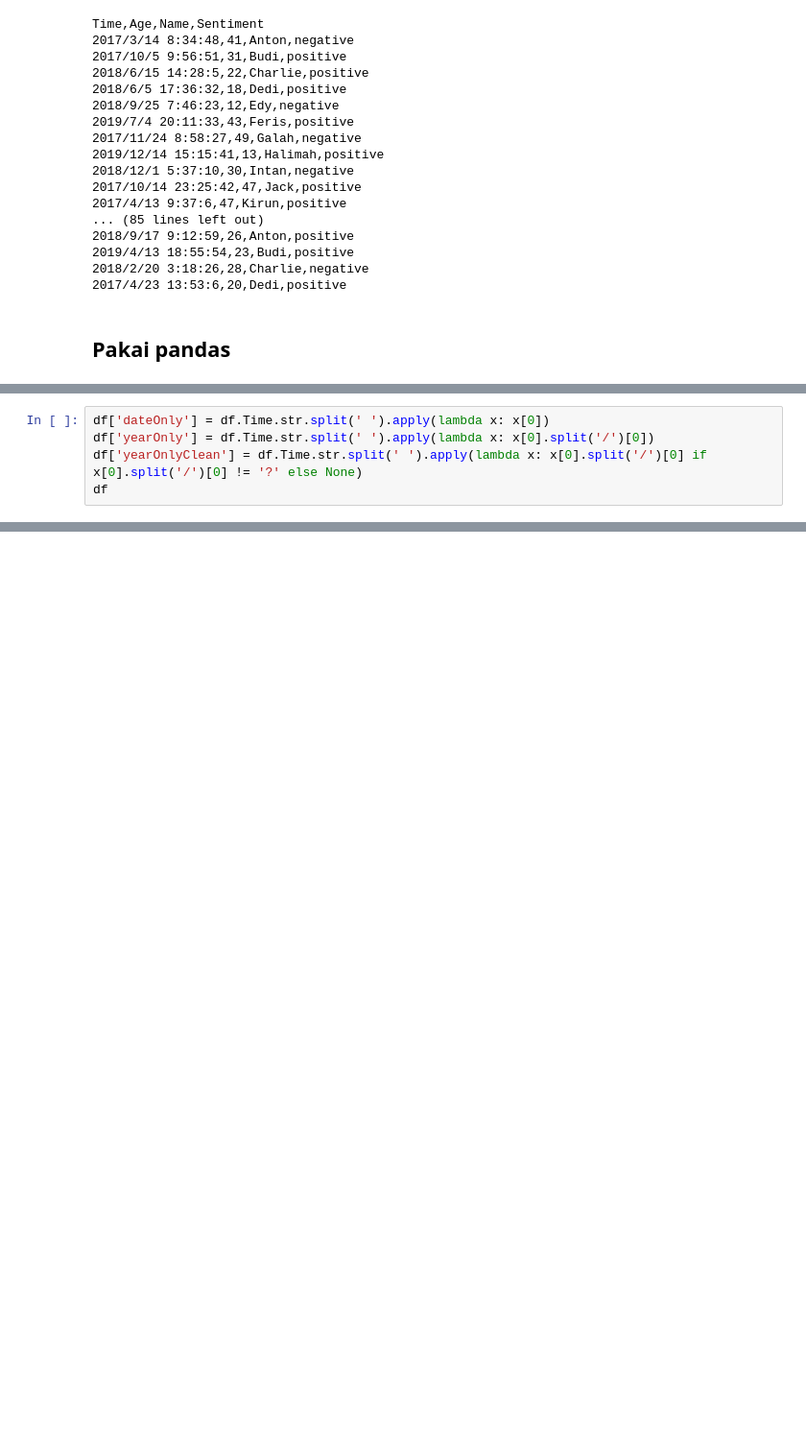
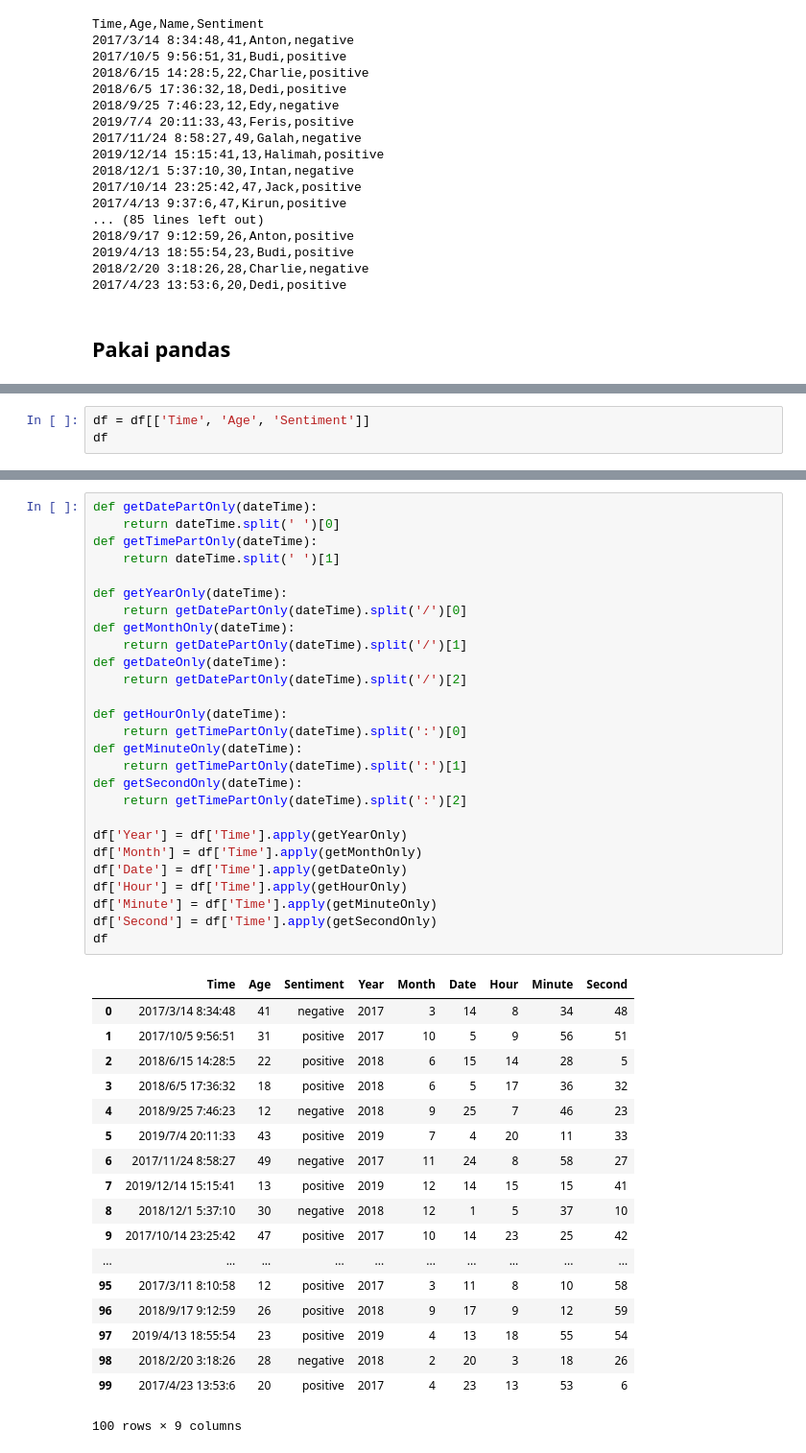
Before and after one commit to goFrendiAsgard/kuliah-2.0, a Jupyter notebook: slides/baca-data-dari-csv.ipynb, the cells around one changed output, grey strips where cells are left out. Shown: that part at 96% size. Cells and saved outputs as stored; diff of their text form; blank space fills up the shorter version.

```diff
--- a/slides/baca-data-dari-csv.ipynb
+++ b/slides/baca-data-dari-csv.ipynb
@@ -88,5 +47,0 @@ Name: Time, Length: 100, dtype: object
-# %%
-df['dateOnly'] = df.Time.str.split(' ').apply(lambda x: x[0])
-df['yearOnly'] = df.Time.str.split(' ').apply(lambda x: x[0].split('/')[0])
-df['yearOnlyClean'] = df.Time.str.split(' ').apply(lambda x: x[0].split('/')[0] if x[0].split('/')[0] != '?' else None)
-df
@@ -111,0 +60,3 @@ df
+# %%
+df = df[['Time', 'Age', 'Sentiment']]
+df
@@ -111,0 +82,46 @@ df
+# %%
+def getDatePartOnly(dateTime):
+    return dateTime.split(' ')[0]
+def getTimePartOnly(dateTime):
+    return dateTime.split(' ')[1]
+
+def getYearOnly(dateTime):
+    return getDatePartOnly(dateTime).split('/')[0]
+def getMonthOnly(dateTime):
+    return getDatePartOnly(dateTime).split('/')[1]
+def getDateOnly(dateTime):
+    return getDatePartOnly(dateTime).split('/')[2]
+
+def getHourOnly(dateTime):
+    return getTimePartOnly(dateTime).split(':')[0]
+def getMinuteOnly(dateTime):
+    return getTimePartOnly(dateTime).split(':')[1]
+def getSecondOnly(dateTime):
+    return getTimePartOnly(dateTime).split(':')[2]
+
+df['Year'] = df['Time'].apply(getYearOnly)
+df['Month'] = df['Time'].apply(getMonthOnly)
+df['Date'] = df['Time'].apply(getDateOnly)
+df['Hour'] = df['Time'].apply(getHourOnly)
+df['Minute'] = df['Time'].apply(getMinuteOnly)
+df['Second'] = df['Time'].apply(getSecondOnly)
+df
+# %% [output]
+|  | Time | Age | Sentiment | Year | Month | Date | Hour | Minute | Second |
+| 0 | 2017/3/14 8:34:48 | 41 | negative | 2017 | 3 | 14 | 8 | 34 | 48 |
+| 1 | 2017/10/5 9:56:51 | 31 | positive | 2017 | 10 | 5 | 9 | 56 | 51 |
+| 2 | 2018/6/15 14:28:5 | 22 | positive | 2018 | 6 | 15 | 14 | 28 | 5 |
+| 3 | 2018/6/5 17:36:32 | 18 | positive | 2018 | 6 | 5 | 17 | 36 | 32 |
+| 4 | 2018/9/25 7:46:23 | 12 | negative | 2018 | 9 | 25 | 7 | 46 | 23 |
+| 5 | 2019/7/4 20:11:33 | 43 | positive | 2019 | 7 | 4 | 20 | 11 | 33 |
+| 6 | 2017/11/24 8:58:27 | 49 | negative | 2017 | 11 | 24 | 8 | 58 | 27 |
+| 7 | 2019/12/14 15:15:41 | 13 | positive | 2019 | 12 | 14 | 15 | 15 | 41 |
+| 8 | 2018/12/1 5:37:10 | 30 | negative | 2018 | 12 | 1 | 5 | 37 | 10 |
+| 9 | 2017/10/14 23:25:42 | 47 | positive | 2017 | 10 | 14 | 23 | 25 | 42 |
+| ... | ... | ... | ... | ... | ... | ... | ... | ... | ... |
+| 95 | 2017/3/11 8:10:58 | 12 | positive | 2017 | 3 | 11 | 8 | 10 | 58 |
+| 96 | 2018/9/17 9:12:59 | 26 | positive | 2018 | 9 | 17 | 9 | 12 | 59 |
+| 97 | 2019/4/13 18:55:54 | 23 | positive | 2019 | 4 | 13 | 18 | 55 | 54 |
+| 98 | 2018/2/20 3:18:26 | 28 | negative | 2018 | 2 | 20 | 3 | 18 | 26 |
+| 99 | 2017/4/23 13:53:6 | 20 | positive | 2017 | 4 | 23 | 13 | 53 | 6 |
+100 rows × 9 columns
```
Also changed, not shown: parts of 11 cells of this notebook, 1 other file.
